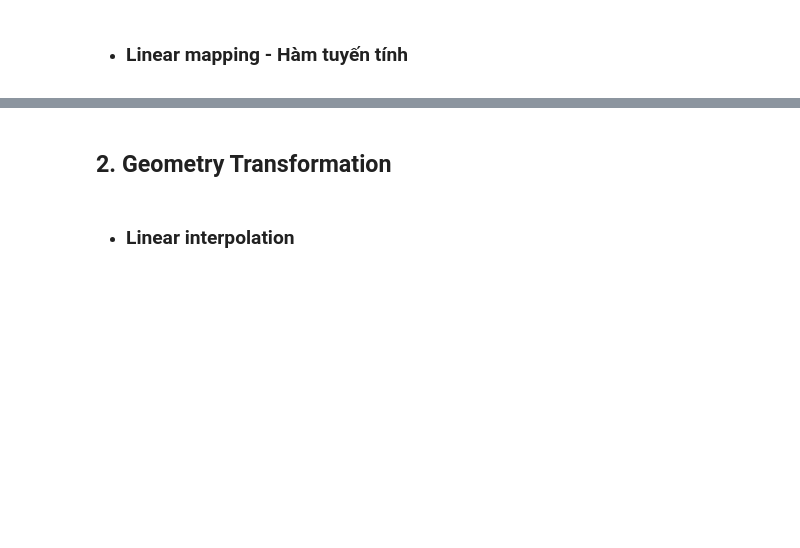
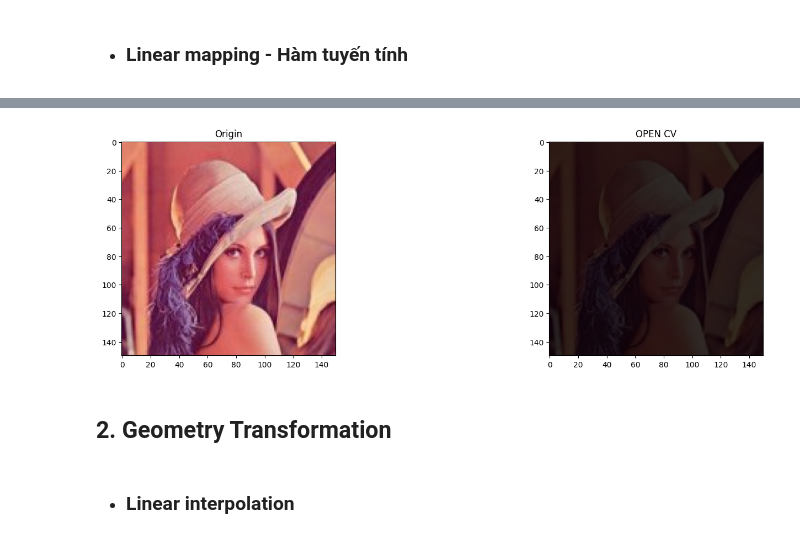
Before and after one commit to HoangKKim/Image-Video-Processing, a Jupyter notebook: Lab01/source/21127090.ipynb, the cells around one changed output, grey strips where cells are left out. Cells and saved outputs as stored; diff of their text form; code cells hidden in the pictures; blank space fills up the shorter version.

```diff
--- a/Lab01/source/21127090.ipynb
+++ b/Lab01/source/21127090.ipynb
@@ -101,3 +103,24 @@ plotToCompare(grayImg, brightAndContImg, cvtImg, t1 = 'Origin', t2 = 'Brightness
+# %%
+srcImg = cv2.imread('Lenna.jpg');
+srcImg = cv2.cvtColor(srcImg, cv2.COLOR_BGR2RGB)
+cvtImg = cv2.convertScaleAbs(srcImg, alpha= 0.2, beta=0)
+
+def plot(orgImg, libImg, t1 = 'Origin', t3 = 'OPEN CV' ):
+    plt.figure(figsize=(15, 15))
+    plt.subplots_adjust(wspace=1)
+
+    plt.subplot(1, 2, 1)
+    plt.title(t1)
+    plt.imshow(orgImg, cmap='gray')
+
+    plt.subplot(1, 2, 2)
+    plt.title(t3)
+    plt.imshow(libImg, cmap='gray')
+    plt.show()
+
+plot(srcImg, cvtImg)
+# %% [output]
+[figure, added]
 # %% [markdown]
 ## <b>2. Geometry Transformation </b> #
 # %% [markdown]
```
Also changed, not shown: parts of 7 cells of this notebook, 5 other files.
